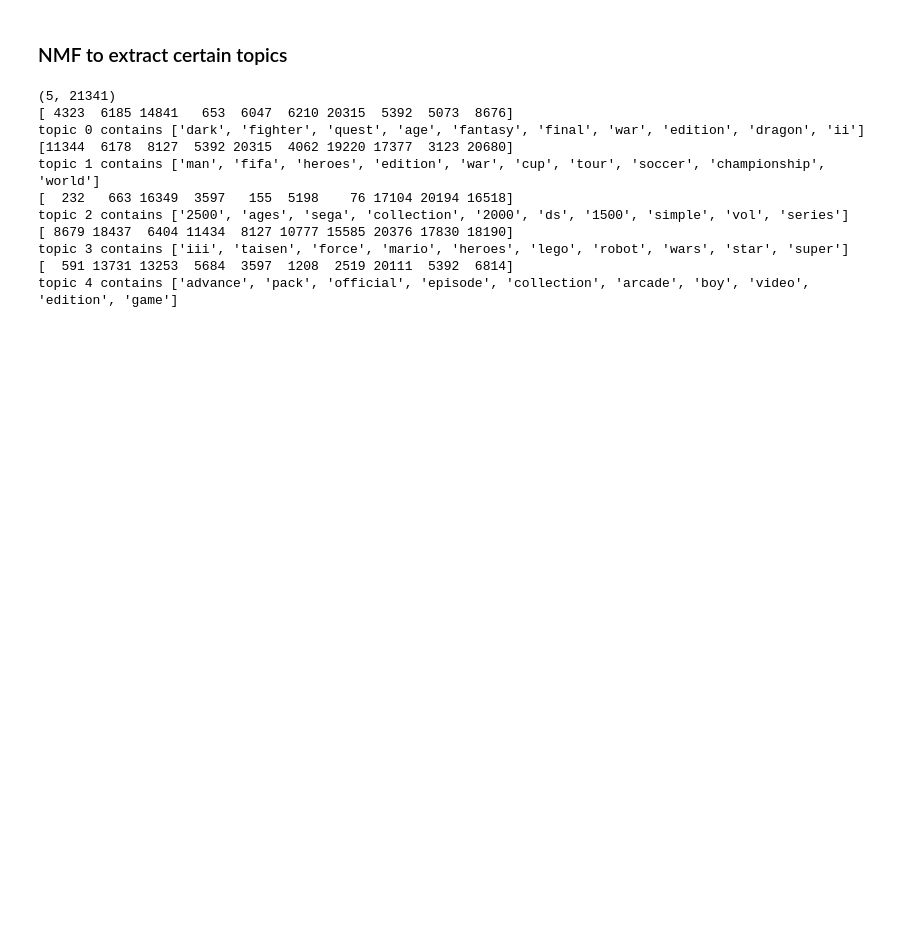
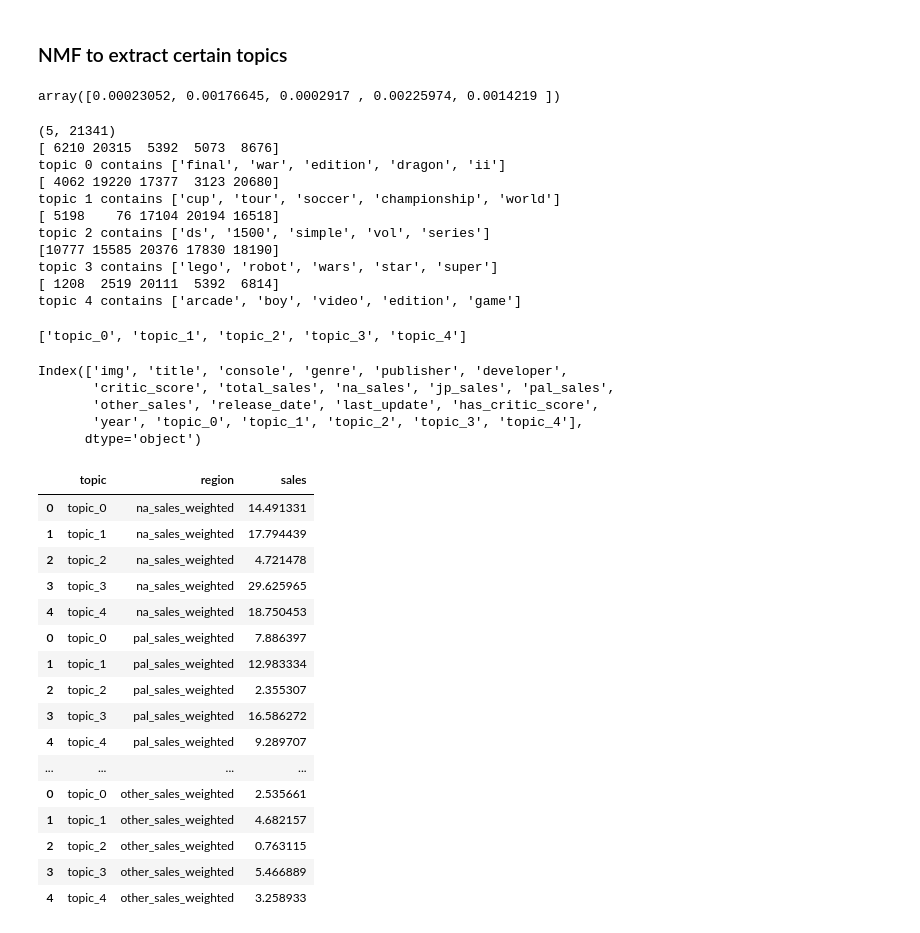
Before and after one commit to ccthatsme/video_game_sales, a Jupyter notebook: notebooks/word_analysis.ipynb, the cells around one changed output. Saved outputs shown, nothing was run; the diff lists cells and outputs as text; code cells hidden in the pictures; blank space fills up the shorter version.

```diff
--- a/notebooks/word_analysis.ipynb
+++ b/notebooks/word_analysis.ipynb
@@ -38,22 +38,72 @@ nmf = NMF(n_components=5, random_state=42)
 
 W = nmf.fit_transform(X)
 T = nmf.components_
+# %%
+W[0]
+# %% [output]
+array([0.00023052, 0.00176645, 0.0002917 , 0.00225974, 0.0014219 ])
 # %%
 words = vec.get_feature_names_out()
 print(nmf.components_.shape)
 for i, topic in enumerate(nmf.components_):
-    top_indexes = topic.argsort()[-10:]
+    top_indexes = topic.argsort()[-5:]
     print(top_indexes)
     print(f"topic {i} contains {[words[x] for x in top_indexes]}")
 # %% [output]
 (5, 21341)
-[ 4323  6185 14841   653  6047  6210 20315  5392  5073  8676]
-topic 0 contains ['dark', 'fighter', 'quest', 'age', 'fantasy', 'final', 'war', 'edition', 'dragon', 'ii']
-[11344  6178  8127  5392 20315  4062 19220 17377  3123 20680]
-topic 1 contains ['man', 'fifa', 'heroes', 'edition', 'war', 'cup', 'tour', 'soccer', 'championship', 'world']
-[  232   663 16349  3597   155  5198    76 17104 20194 16518]
-topic 2 contains ['2500', 'ages', 'sega', 'collection', '2000', 'ds', '1500', 'simple', 'vol', 'series']
-[ 8679 18437  6404 11434  8127 10777 15585 20376 17830 18190]
-topic 3 contains ['iii', 'taisen', 'force', 'mario', 'heroes', 'lego', 'robot', 'wars', 'star', 'super']
-[  591 13731 13253  5684  3597  1208  2519 20111  5392  6814]
-topic 4 contains ['advance', 'pack', 'official', 'episode', 'collection', 'arcade', 'boy', 'video', 'edition', 'game']
+[ 6210 20315  5392  5073  8676]
+topic 0 contains ['final', 'war', 'edition', 'dragon', 'ii']
+[ 4062 19220 17377  3123 20680]
+topic 1 contains ['cup', 'tour', 'soccer', 'championship', 'world']
+[ 5198    76 17104 20194 16518]
+topic 2 contains ['ds', '1500', 'simple', 'vol', 'series']
+[10777 15585 20376 17830 18190]
+topic 3 contains ['lego', 'robot', 'wars', 'star', 'super']
+[ 1208  2519 20111  5392  6814]
+topic 4 contains ['arcade', 'boy', 'video', 'edition', 'game']
+# %%
+new_cols = ['topic_' + str(i) for i, top in enumerate(T)]
+print(new_cols)
+
+df[new_cols] = W
+# %% [output]
+['topic_0', 'topic_1', 'topic_2', 'topic_3', 'topic_4']
+# %%
+df.columns
+# %% [output]
+Index(['img', 'title', 'console', 'genre', 'publisher', 'developer',
+       'critic_score', 'total_sales', 'na_sales', 'jp_sales', 'pal_sales',
+       'other_sales', 'release_date', 'last_update', 'has_critic_score',
+       'year', 'topic_0', 'topic_1', 'topic_2', 'topic_3', 'topic_4'],
+      dtype='object')
+# %%
+weighted_regional_sales_per_topic = pd.DataFrame({
+    'topic':  [top for top in new_cols],
+    'na_sales_weighted': [(df['na_sales'] * df[top]).sum() for top in new_cols],
+    'jp_sales_weighted': [(df['jp_sales'] * df[top]).sum() for top in new_cols],
+    'pal_sales_weighted': [(df['pal_sales'] * df[top]).sum() for top in new_cols],
+    'other_sales_weighted': [(df['other_sales'] * df[top]).sum() for top in new_cols],
+    'total_sales_weighted': [(df['total_sales'] * df[top]).sum() for top in new_cols]
+})
+
+melted_sales_region = weighted_regional_sales_per_topic.melt(value_vars=['na_sales_weighted', 'pal_sales_weighted', 'jp_sales_weighted', 'other_sales_weighted'], value_name="sales", var_name="region", id_vars="topic", ignore_index=False)
+
+melted_sales_region
+# %% [output]
+|  | topic | region | sales |
+| 0 | topic_0 | na_sales_weighted | 14.491331 |
+| 1 | topic_1 | na_sales_weighted | 17.794439 |
+| 2 | topic_2 | na_sales_weighted | 4.721478 |
+| 3 | topic_3 | na_sales_weighted | 29.625965 |
+| 4 | topic_4 | na_sales_weighted | 18.750453 |
+| 0 | topic_0 | pal_sales_weighted | 7.886397 |
+| 1 | topic_1 | pal_sales_weighted | 12.983334 |
+| 2 | topic_2 | pal_sales_weighted | 2.355307 |
+| 3 | topic_3 | pal_sales_weighted | 16.586272 |
+| 4 | topic_4 | pal_sales_weighted | 9.289707 |
+| ... | ... | ... | ... |
+| 0 | topic_0 | other_sales_weighted | 2.535661 |
+| 1 | topic_1 | other_sales_weighted | 4.682157 |
+| 2 | topic_2 | other_sales_weighted | 0.763115 |
+| 3 | topic_3 | other_sales_weighted | 5.466889 |
+| 4 | topic_4 | other_sales_weighted | 3.258933 |
```
Also changed, not shown: parts of 5 cells of this notebook.
